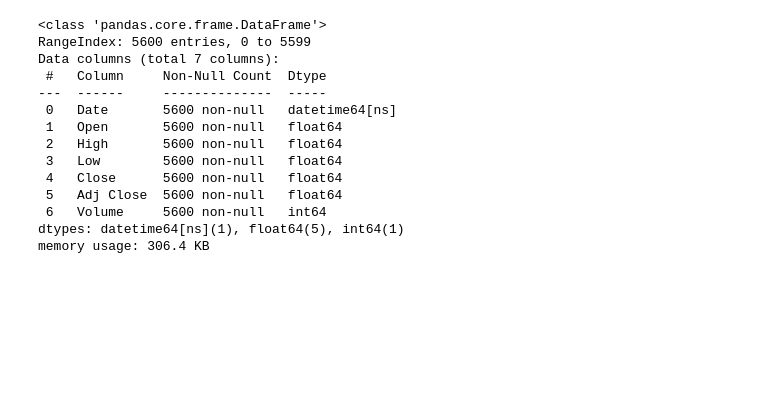
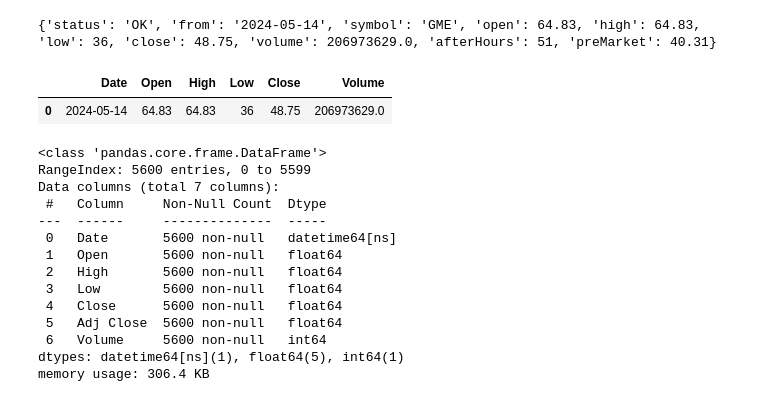
Before and after one commit to CrunchySweet/AI, a Jupyter notebook: Semester1/Stocks/Stocks.ipynb, the cells around one changed output. Drawn from its saved outputs; the diff is of its cells as text; code cells hidden in the pictures; blank space fills up the shorter version.

```diff
--- a/Semester1/Stocks/Stocks.ipynb
+++ b/Semester1/Stocks/Stocks.ipynb
@@ -6,3 +8,44 @@ df = pd.read_json('gme.json')
+# %%
+#WRVYEKR822BPE8OX
+
+url = 'https://api.polygon.io/v1/open-close/GME/2024-05-14?adjusted=true&apiKey=HhkUAUN3cv5eXiqIZXhWZ4l3JZCsvlBF'
+r = requests.get(url)
+data = r.json()
+
+print(data)
+# %% [output]
+{'status': 'OK', 'from': '2024-05-14', 'symbol': 'GME', 'open': 64.83, 'high': 64.83, 'low': 36, 'close': 48.75, 'volume': 206973629.0, 'afterHours': 51, 'preMarket': 40.31}
+# %%
+def gather_data(start, end):
+    startMonth = pd.to_datetime(start).day
+    endMonth = pd.to_datetime(end).day
+    data = {'Date': [],"Open": [],'High': [],'Low': [],'Close': [],'Volume': []}
+    current = start
+    for month in range(startMonth, endMonth + 1):
+        for day in range(1, 26):
+            url = 'https://api.polygon.io/v1/open-close/GME/' + current + '?adjusted=true&apiKey=HhkUAUN3cv5eXiqIZXhWZ4l3JZCsvlBF'
+            r = requests.get(url)
+            jsonData = r.json()
+            data['Open'].append(jsonData['open'])
+            data['High'].append(jsonData['high'])
+            data['Low'].append(jsonData['low'])
+            data['Close'].append(jsonData['close'])
+            data['Volume'].append(jsonData['volume'])
+            if day < 10:
+            date = pd.to_datetime('2024' + str(month) + str(day))
+            data['Date'].append(date)
+                current = '2024-' + '0' + str(month) + '0' + str(day)
+            else:
+            date = pd.to_datetime('2024' + str(month) + str(day))
+            data['Date'].append(date)
+                current = '2024-' + '0' + str(month) + str(day)
+
+    return pd.DataFrame(data)
+# %%
+gather_data('2024-05-14', '2024-09-26')
+# %% [output]
+|  | Date | Open | High | Low | Close | Volume |
+| 0 | 2024-05-14 | 64.83 | 64.83 | 36 | 48.75 | 206973629.0 |
 # %%
 df.info()
 # %% [output]
```
Also changed, not shown: parts of 8 cells of this notebook.
